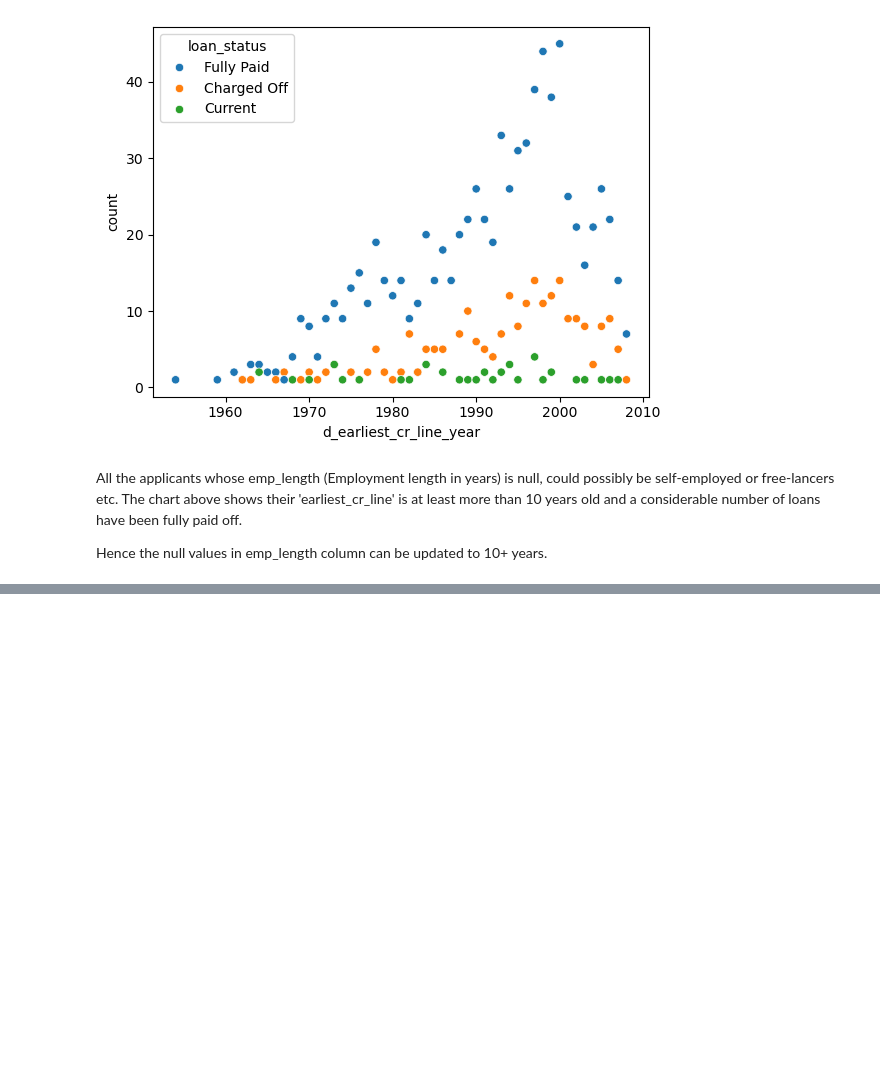
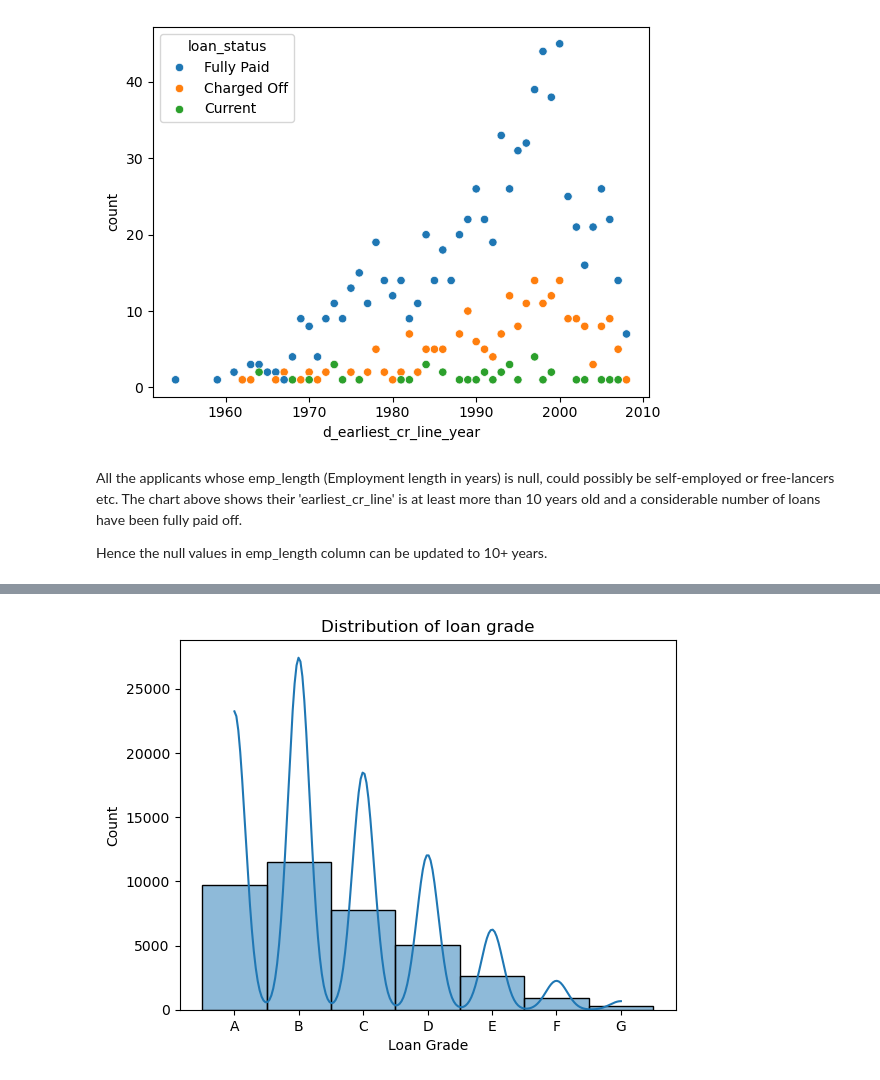
Before and after one commit to uvarajthulasiram/LendingClubCaseStudy, a Jupyter notebook: UvarajThulasiram.ipynb, the cells around one changed output, grey strips where cells are left out. Cells and saved outputs as stored; diff of their text form; code cells hidden in the pictures; blank space fills up the shorter version.

```diff
--- a/UvarajThulasiram.ipynb
+++ b/UvarajThulasiram.ipynb
@@ -341,0 +415,10 @@ dtype: int64
+# %%
+uni_hist = sns.histplot(x=df['grade'].sort_values(), kde=True)
+
+uni_hist.set_title('Distribution of loan grade')
+uni_hist.set_xlabel('Loan Grade')
+uni_hist.set_ylabel('Count')
+
+plt.show()
+# %% [output]
+[figure, added]
```
Also changed, not shown: parts of 20 cells of this notebook.
